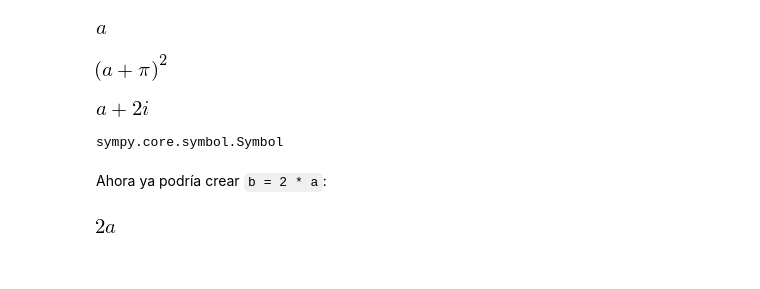
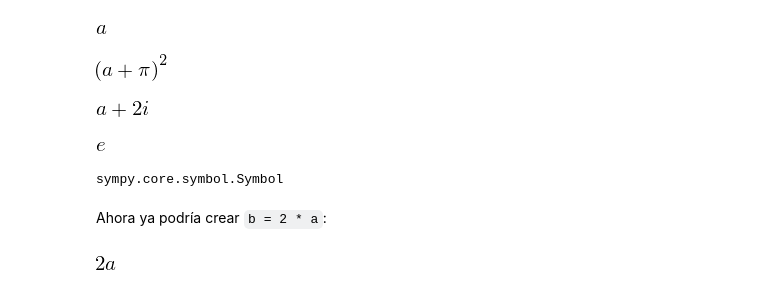
Before and after one commit to AeroPython/Curso_AeroPython, a Jupyter notebook: Notebooks/Clase5a_SymPy.ipynb, the cells around one changed output. Cells and saved outputs as stored; diff of their text form; code cells hidden in the pictures; blank space fills up the shorter version.

```diff
--- a/Notebooks/Clase5a_SymPy.ipynb
+++ b/Notebooks/Clase5a_SymPy.ipynb
@@ -90,3 +89,8 @@ a + 2*I
 # %% [output]
 [figure]
+# %%
+# Número e
+E
+# %% [output]
+[figure, added]
 # %%
```
Also changed, not shown: parts of 95 cells of this notebook.
